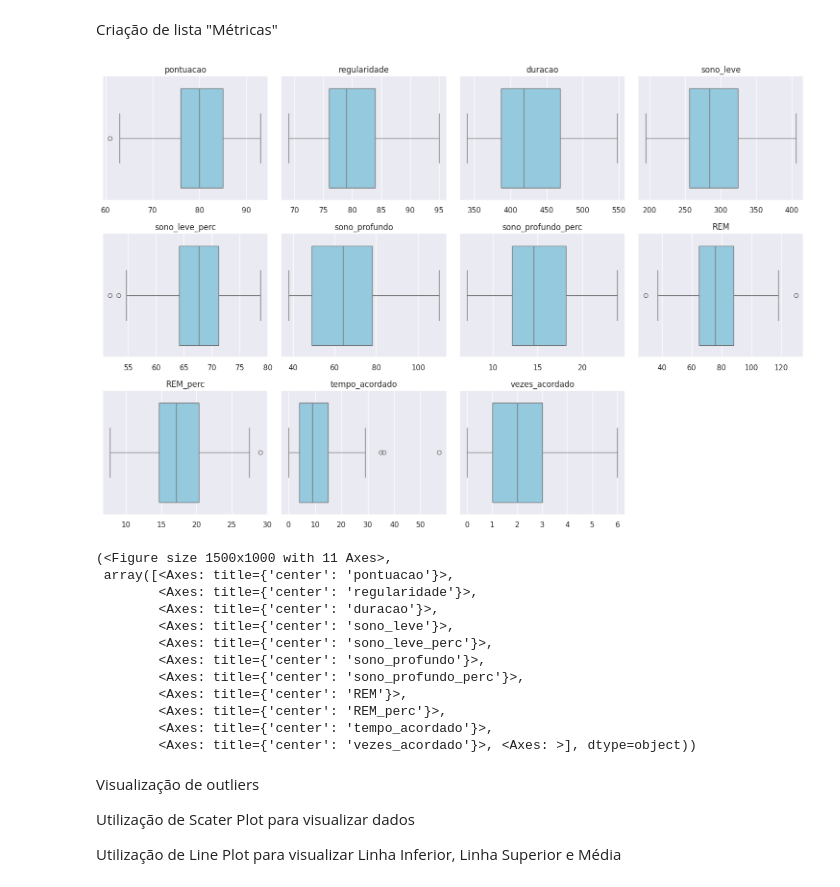
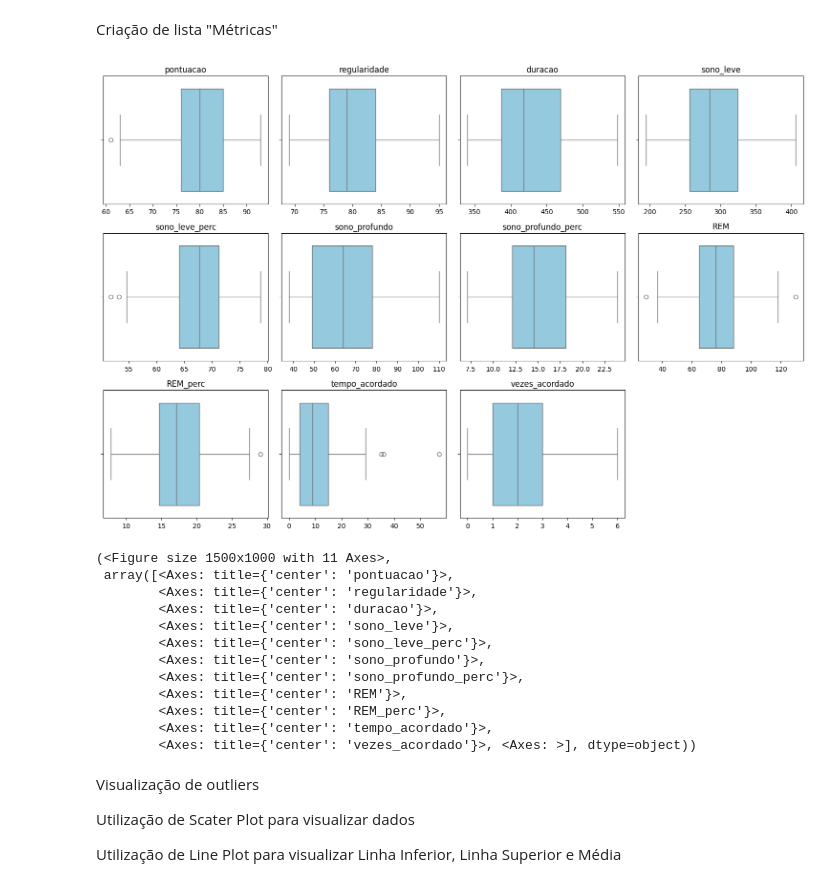
Before and after one commit to kylesonev/sleep_analysis, a Jupyter notebook: notebook/02_eda.ipynb, the cells around one changed output. Saved outputs shown, nothing was run; the diff lists cells and outputs as text; code cells hidden in the pictures.

```diff
--- a/notebook/02_eda.ipynb
+++ b/notebook/02_eda.ipynb
@@ -4,9 +4,9 @@ import os
 import pandas as pd
 import matplotlib.pyplot as plt
 import seaborn as sns
+import numpy as np
 sys.path.append(os.path.abspath(".."))
-from src.graficos import criar_boxplot
-sns.set_theme()
+from src.graficos import criar_boxplot, criar_scatterplot_outliers, criar_barplot_stacked, criar_pieplot
 # %%
 data = pd.read_csv("../data/cleaned.csv")
 # %%
@@ -33,9 +33,9 @@ metricas = ["pontuacao","regularidade",
             "sono_profundo", "sono_profundo_perc", "REM", "REM_perc",
             "tempo_acordado", "vezes_acordado"]
 # %%
-criar_boxplot(dataframe=data, metricas=metricas, title="Box Plot")
+criar_boxplot(dataframe=data, metricas=metricas)
 # %% [output]
-[figure, old version]
+[figure, new version]
 (<Figure size 1500x1000 with 11 Axes>,
  array([<Axes: title={'center': 'pontuacao'}>,
         <Axes: title={'center': 'regularidade'}>,
```
Also changed, not shown: parts of 26 cells of this notebook, 1 other file.
